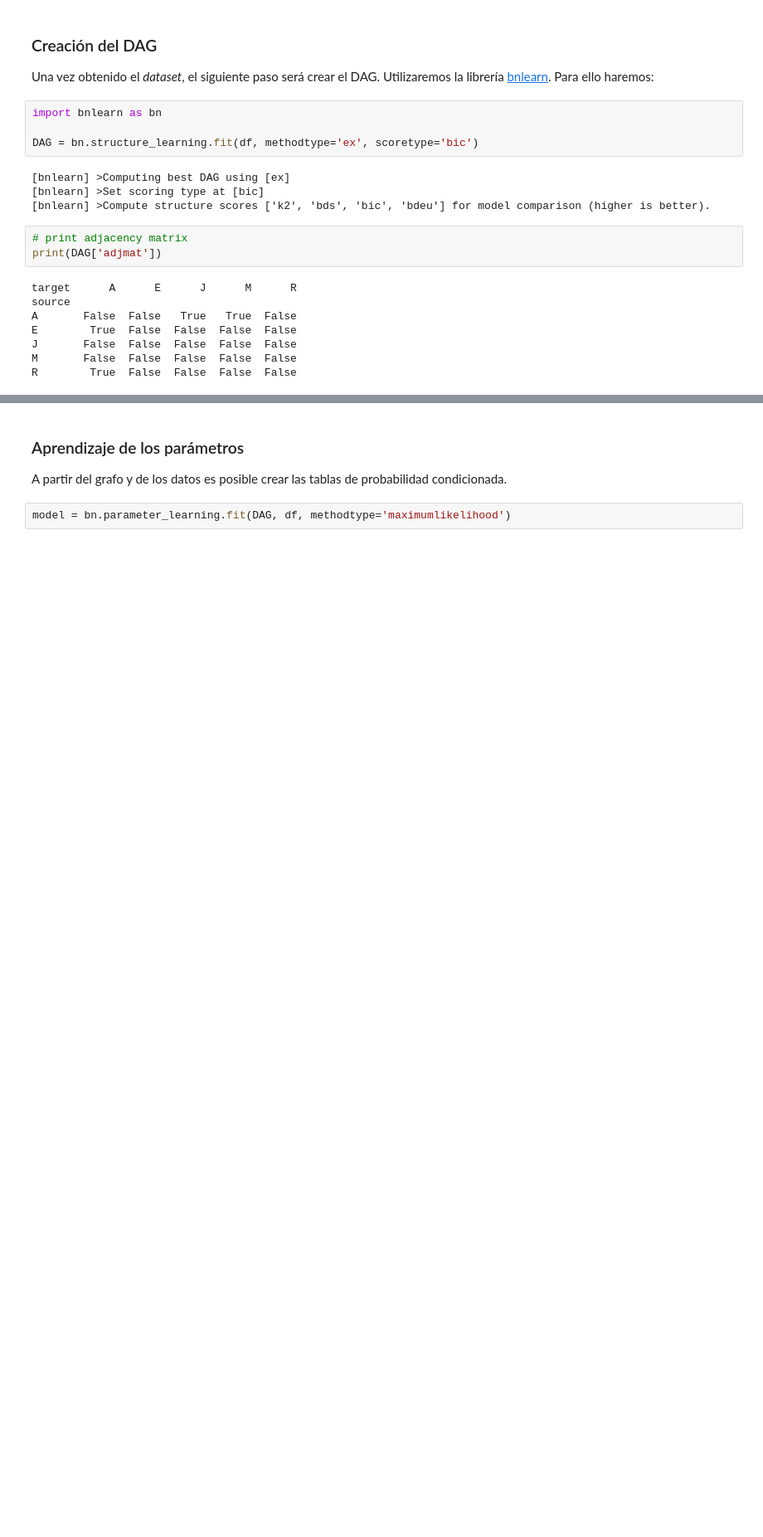
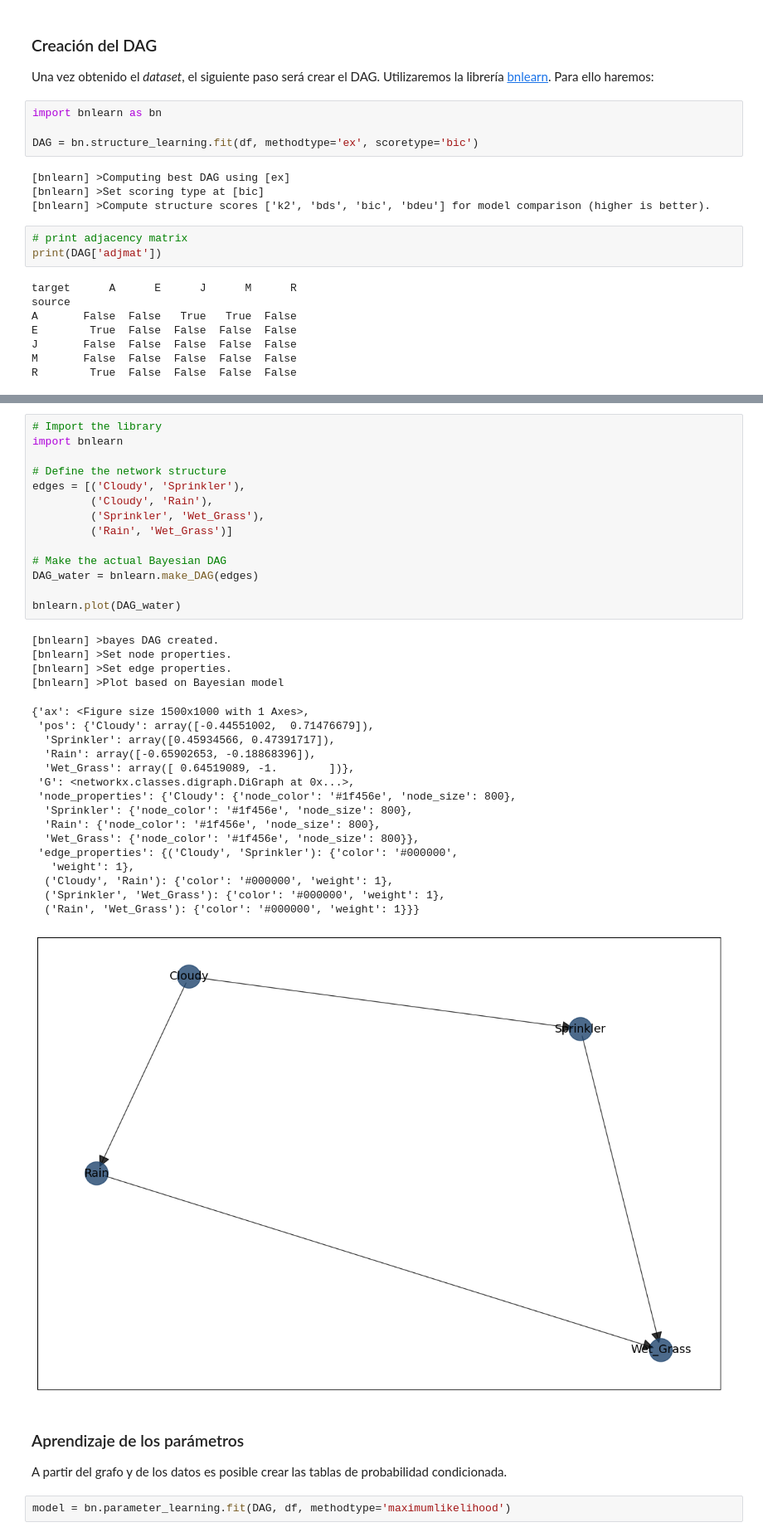
Before and after one commit to cayetanoguerra/cayetanoguerra.github.io, a Jupyter notebook: ia/nbpy/BayesianNetworks.ipynb, the cells around one changed output, grey strips where cells are left out. Shown at 83% size. Drawn from its saved outputs; the diff is of its cells as text; blank space fills up the shorter version.

```diff
--- a/ia/nbpy/BayesianNetworks.ipynb
+++ b/ia/nbpy/BayesianNetworks.ipynb
@@ -279,3 +281,38 @@ bn.plot(DAG)
+# %%
+# Import the library
+import bnlearn
+
+# Define the network structure
+edges = [('Cloudy', 'Sprinkler'),
+         ('Cloudy', 'Rain'),
+         ('Sprinkler', 'Wet_Grass'),
+         ('Rain', 'Wet_Grass')]
+
+# Make the actual Bayesian DAG
+DAG_water = bnlearn.make_DAG(edges)
+
+bnlearn.plot(DAG_water)
+# %% [output]
+[bnlearn] >bayes DAG created.
+[bnlearn] >Set node properties.
+[bnlearn] >Set edge properties.
+[bnlearn] >Plot based on Bayesian model
+{'ax': <Figure size 1500x1000 with 1 Axes>,
+ 'pos': {'Cloudy': array([-0.44551002,  0.71476679]),
+  'Sprinkler': array([0.45934566, 0.47391717]),
+  'Rain': array([-0.65902653, -0.18868396]),
+  'Wet_Grass': array([ 0.64519089, -1.        ])},
+ 'G': <networkx.classes.digraph.DiGraph at 0x...>,
+ 'node_properties': {'Cloudy': {'node_color': '#1f456e', 'node_size': 800},
+  'Sprinkler': {'node_color': '#1f456e', 'node_size': 800},
+  'Rain': {'node_color': '#1f456e', 'node_size': 800},
+  'Wet_Grass': {'node_color': '#1f456e', 'node_size': 800}},
+ 'edge_properties': {('Cloudy', 'Sprinkler'): {'color': '#000000',
+   'weight': 1},
+  ('Cloudy', 'Rain'): {'color': '#000000', 'weight': 1},
+  ('Sprinkler', 'Wet_Grass'): {'color': '#000000', 'weight': 1},
+  ('Rain', 'Wet_Grass'): {'color': '#000000', 'weight': 1}}}
+[figure, added]
 # %% [markdown]
 ### Aprendizaje de los parámetros
 
```
Also changed, not shown: parts of 8 cells of this notebook, 3 other files.
